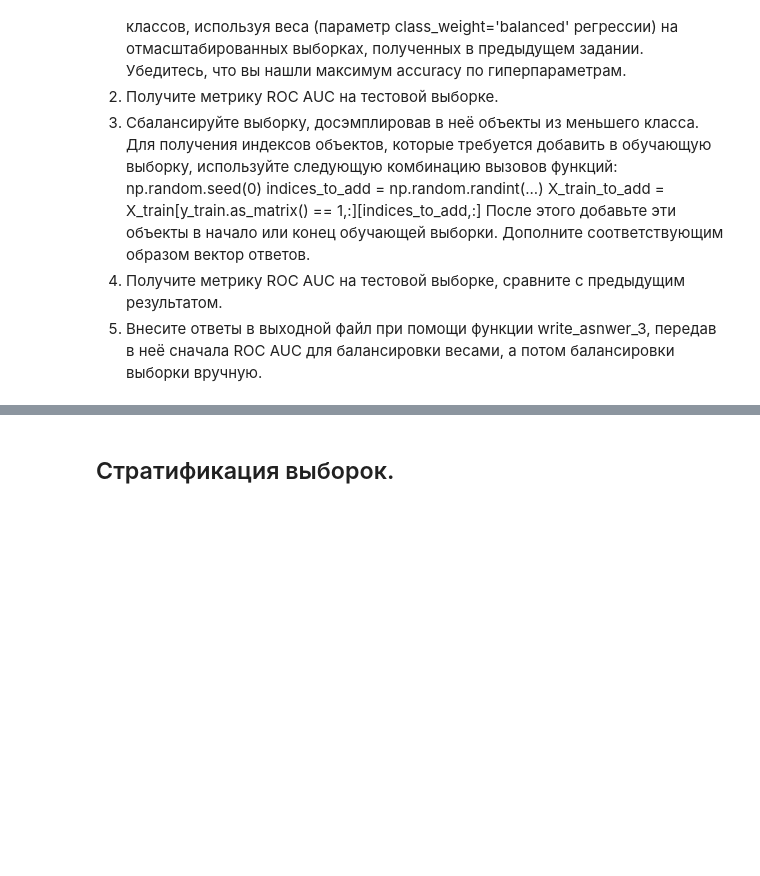
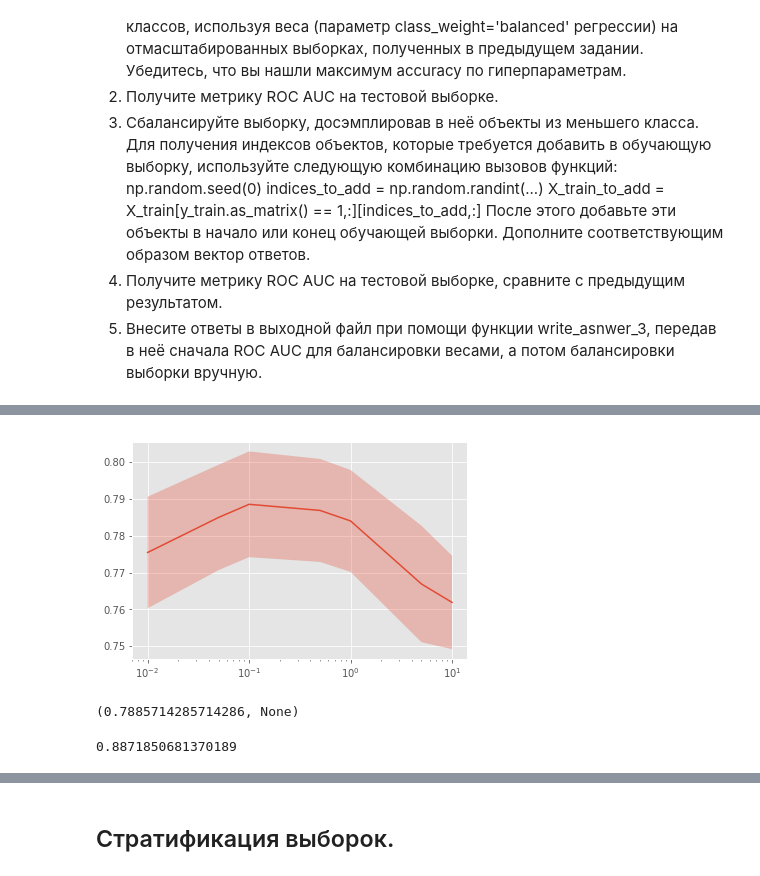
Before and after one commit to Afsent/coursera-ml, a Jupyter notebook: Labeled training/Preprocessing/Preprocessing_LR_Coursera.ipynb, the cells around one changed output, grey strips where cells are left out. Drawn from its saved outputs; the diff is of its cells as text; code cells hidden in the pictures; blank space fills up the shorter version.

```diff
--- a/Labeled training/Preprocessing/Preprocessing_LR_Coursera.ipynb
+++ b/Labeled training/Preprocessing/Preprocessing_LR_Coursera.ipynb
@@ -510,3 +518,7 @@ print(np.sum(y_train==1))
    После этого добавьте эти объекты в начало или конец обучающей выборки. Дополните соответствующим      образом вектор ответов.
 4. Получите метрику ROC AUC на тестовой выборке, сравните с предыдущим результатом.
 5. Внесите ответы в выходной файл при помощи функции write_asnwer_3, передав в неё сначала ROC AUC для балансировки весами, а потом балансировки выборки вручную.
+# %%
+estimator4 = LogisticRegression(class_weight='balanced')
+optimizer4 = GridSearchCV(estimator4, param_grid, cv=cv)
+optimizer4.fit(X_train3, y_train)
@@ -512,0 +535,10 @@ print(np.sum(y_train==1))
+# %%
+optimizer4.best_score_, plot_scores(optimizer4)
+# %% [output]
+[figure, added]
+(0.7885714285714286, None)
+# %%
+auc4 = roc_auc_score(y_test, optimizer4.best_estimator_.predict_proba(X_test3)[:,1])
+auc4
+# %% [output]
+0.8871850681370189
```
Also changed, not shown: parts of 8 cells of this notebook.
